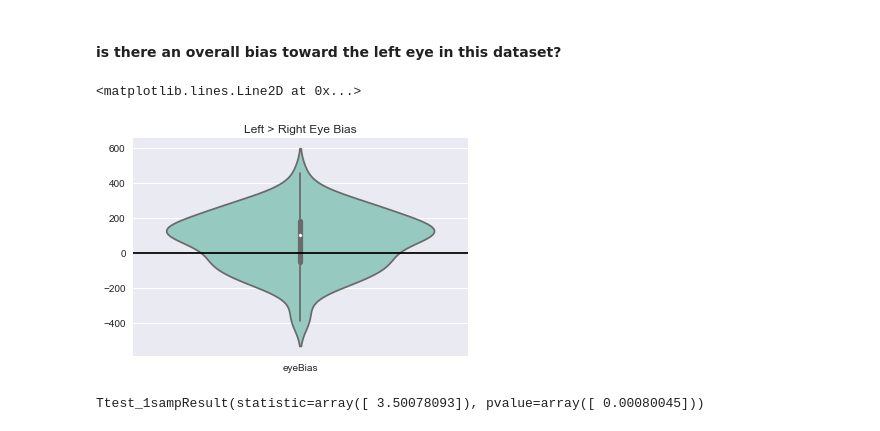
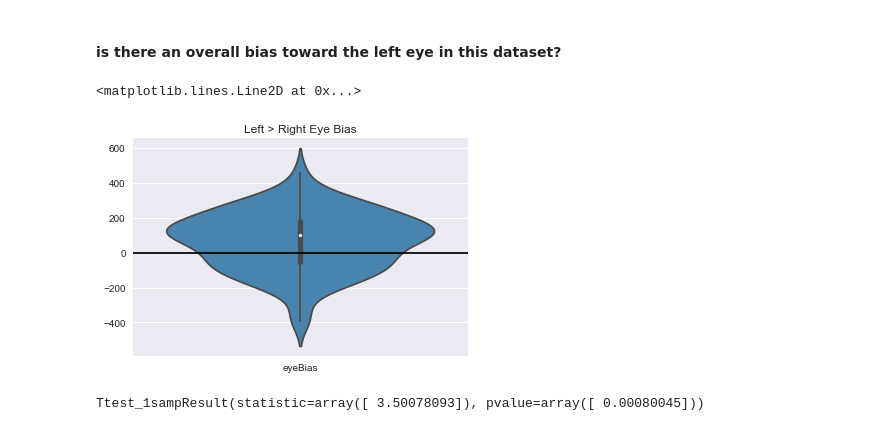
Before and after one commit to jeffmacinnes/cursorTracking, a Jupyter notebook: analysis/eyeBias/eyeBias_analysis.ipynb, the cells around one changed output. Cells and saved outputs as stored; diff of their text form; code cells hidden in the pictures.

```diff
--- a/analysis/eyeBias/eyeBias_analysis.ipynb
+++ b/analysis/eyeBias/eyeBias_analysis.ipynb
@@ -122,12 +122,12 @@ dtype: float64
 #### is there an overall bias toward the left eye in this dataset?
 # %%
 # plot
-sns.violinplot(data=allSubjs, palette='Set3')
+sns.violinplot(data=allSubjs, palette='Blues_d')
 sns.plt.title('Left > Right Eye Bias')
 plt.axhline(y=0, color='k')
 # %% [output]
 <matplotlib.lines.Line2D at 0x...>
-[figure, old version]
+[figure, new version]
 # %%
 import scipy.stats as stats
 # %%
```
Also changed, not shown: parts of 1 cell of this notebook.
